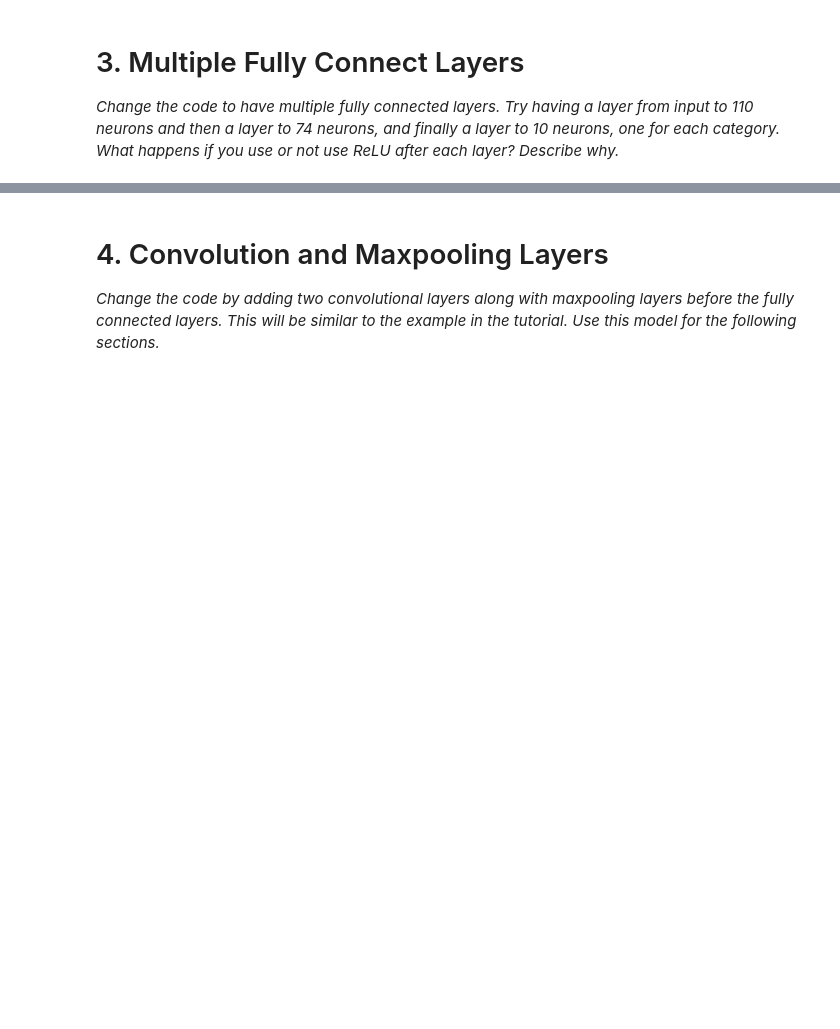
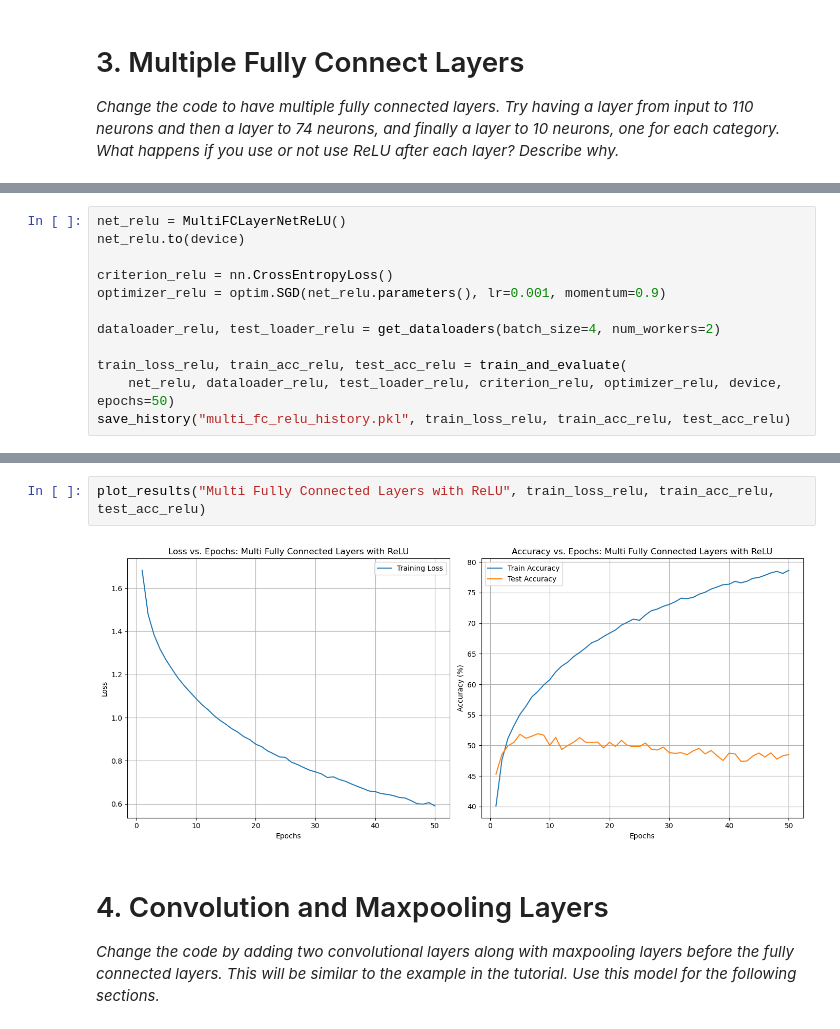
Before and after one commit to scalettar/ecs271, a Jupyter notebook: hw2/hw2.ipynb, the cells around one changed output, grey strips where cells are left out. Cells and saved outputs as stored; diff of their text form; blank space fills up the shorter version.

```diff
--- a/hw2/hw2.ipynb
+++ b/hw2/hw2.ipynb
@@ -293,0 +392,12 @@ if you use or not use ReLU after each layer? Describe why.*
+# %%
+net_relu = MultiFCLayerNetReLU()
+net_relu.to(device)
+
+criterion_relu = nn.CrossEntropyLoss()
+optimizer_relu = optim.SGD(net_relu.parameters(), lr=0.001, momentum=0.9)
+
+dataloader_relu, test_loader_relu = get_dataloaders(batch_size=4, num_workers=2)
+
+train_loss_relu, train_acc_relu, test_acc_relu = train_and_evaluate(
+    net_relu, dataloader_relu, test_loader_relu, criterion_relu, optimizer_relu, device, epochs=50)
+save_history("multi_fc_relu_history.pkl", train_loss_relu, train_acc_relu, test_acc_relu)
@@ -294,3 +422,7 @@ if you use or not use ReLU after each layer? Describe why.*
+# %%
+plot_results("Multi Fully Connected Layers with ReLU", train_loss_relu, train_acc_relu, test_acc_relu)
+# %% [output]
+[figure, added]
 # %% [markdown]
 # 4. Convolution and Maxpooling Layers
 
```
Also changed, not shown: parts of 23 cells of this notebook, 4 other files.
